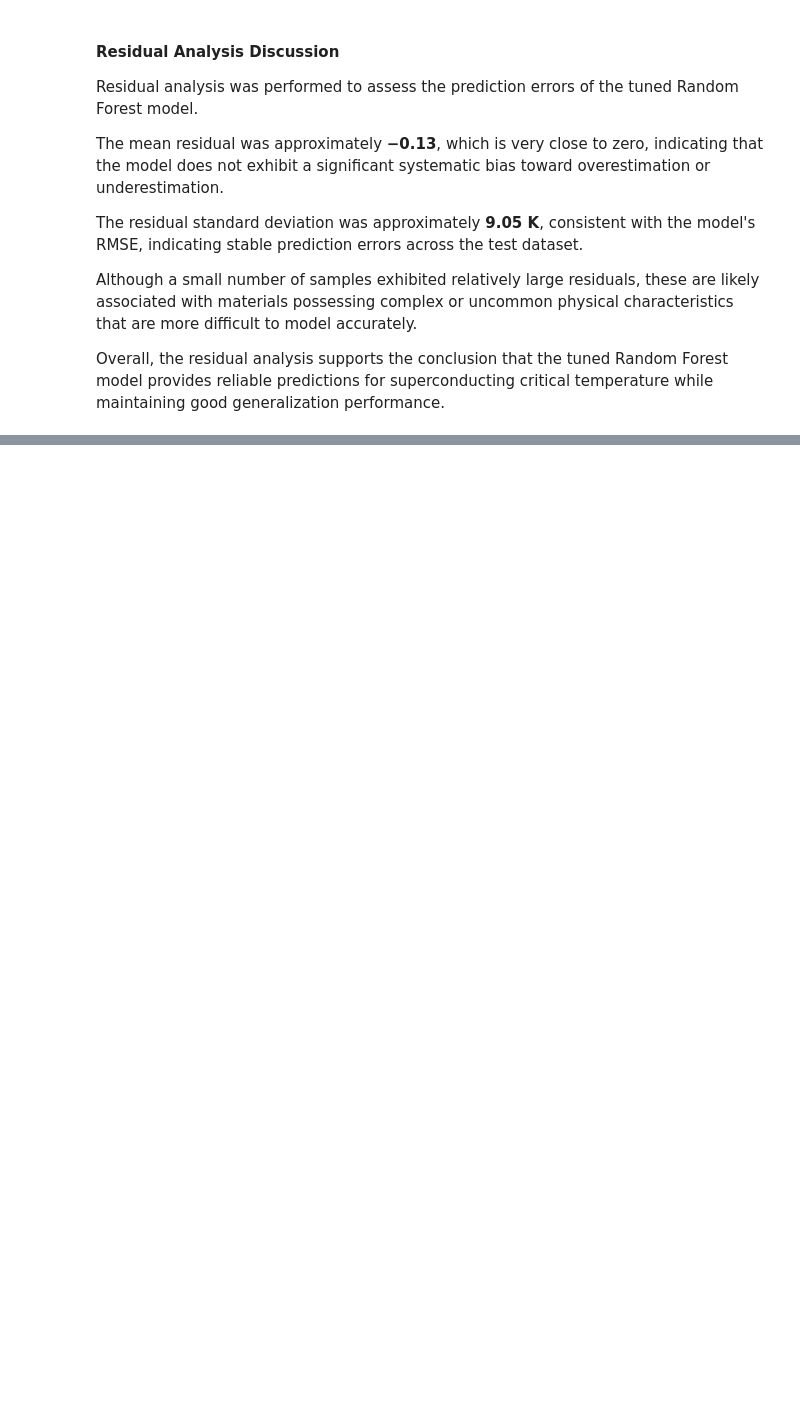
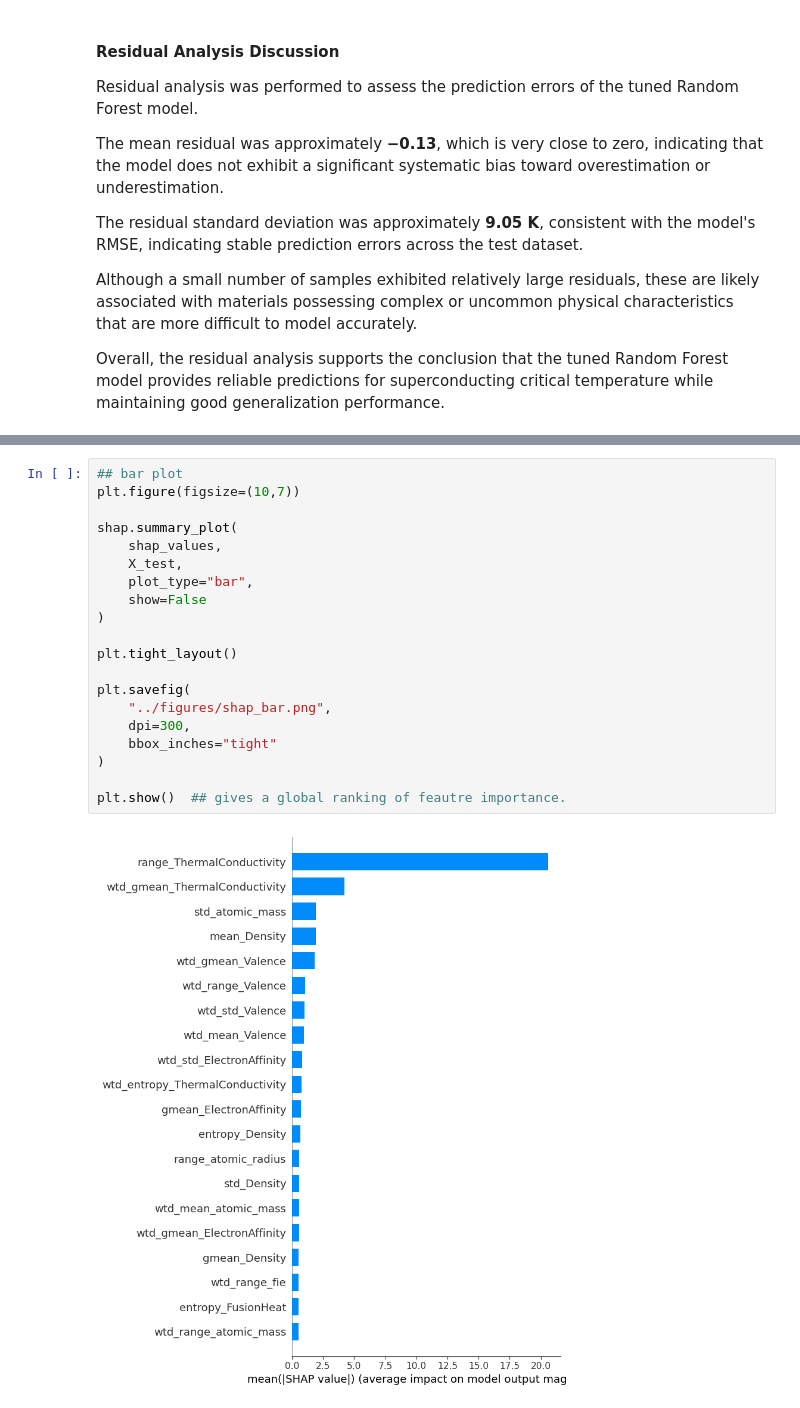
Before and after one commit to yadav-kaveri/Predict-Physical-Quantities-Using-Machine-Learning, a Jupyter notebook: notebooks/Superconductivity_Prediction.ipynb, the cells around one changed output, grey strips where cells are left out. Saved outputs shown, nothing was run; the diff lists cells and outputs as text; blank space fills up the shorter version.

```diff
--- a/notebooks/Superconductivity_Prediction.ipynb
+++ b/notebooks/Superconductivity_Prediction.ipynb
@@ -724,0 +1036,22 @@ Overall, the residual analysis supports the conclusion that the tuned Random For
+# %%
+## bar plot
+plt.figure(figsize=(10,7))
+
+shap.summary_plot(
+    shap_values,
+    X_test,
+    plot_type="bar",
+    show=False
+)
+
+plt.tight_layout()
+
+plt.savefig(
+    "../figures/shap_bar.png",
+    dpi=300,
+    bbox_inches="tight"
+)
+
+plt.show()  ## gives a global ranking of feautre importance.
+# %% [output]
+[figure, added]
```
Also changed, not shown: parts of 27 cells of this notebook, 9 other files.
